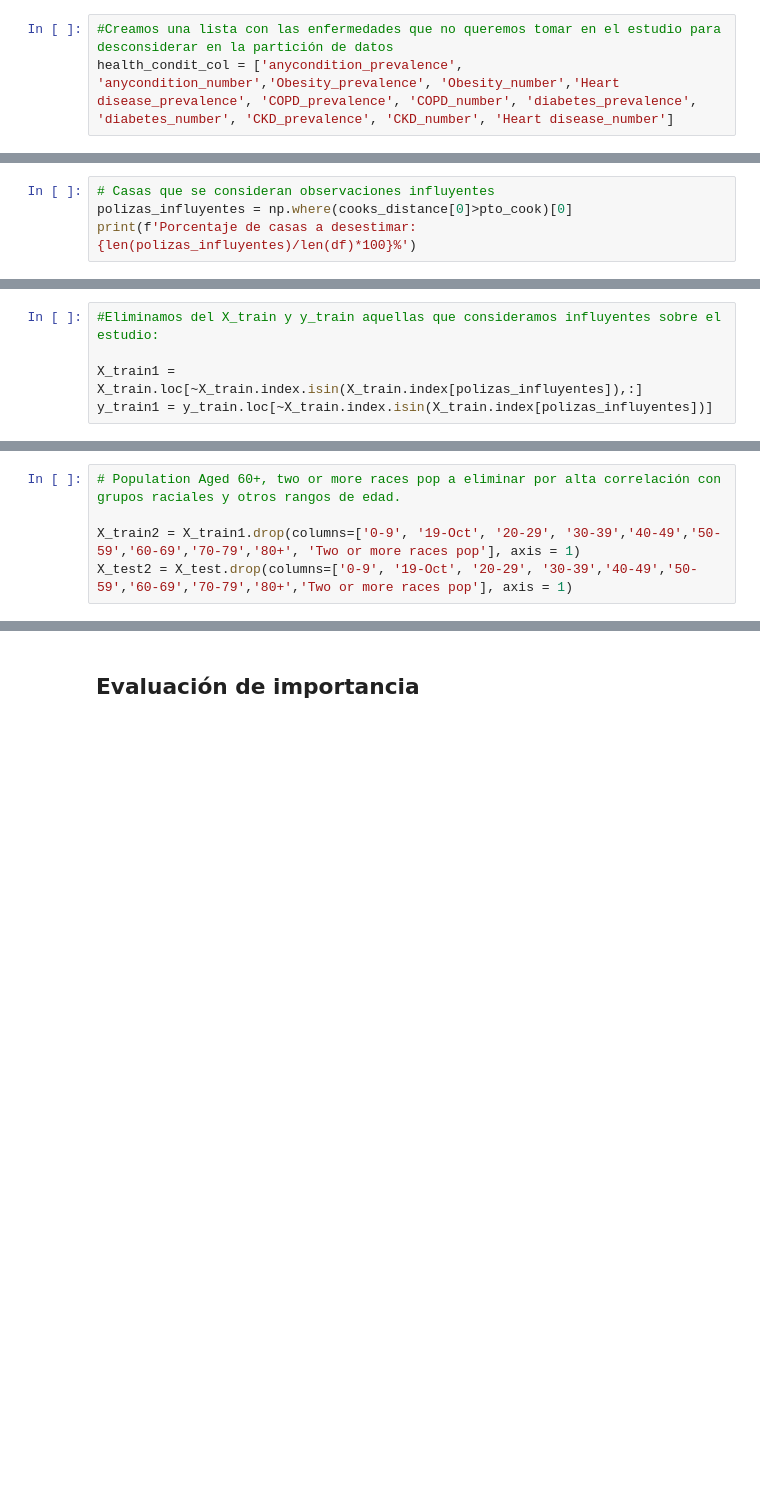
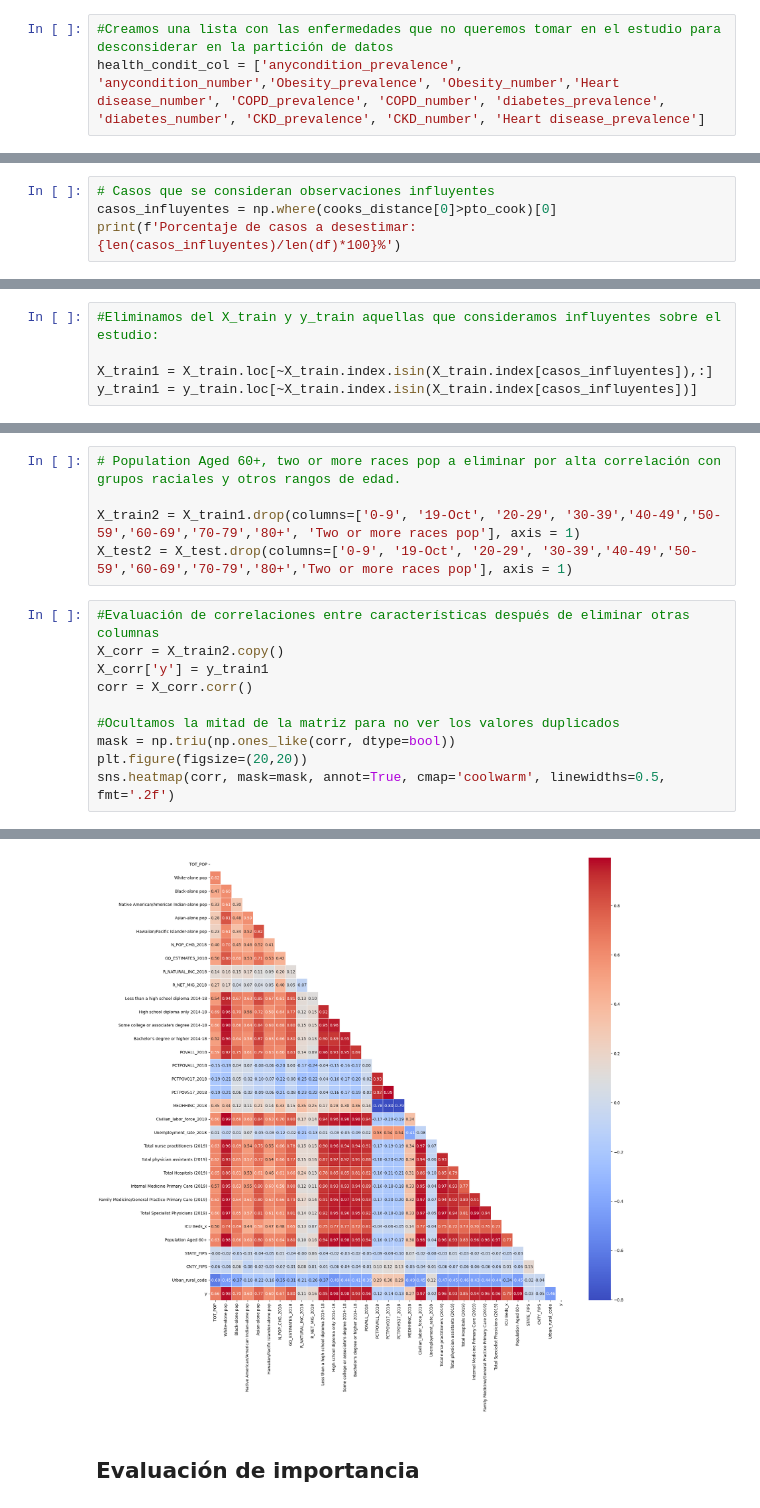
Before and after one commit to 4GeeksAcademy/MLP_regularizado, a Jupyter notebook: src/explore.ipynb, the cells around one changed output, grey strips where cells are left out. Saved outputs shown, nothing was run; the diff lists cells and outputs as text; blank space fills up the shorter version.

```diff
--- a/src/explore.ipynb
+++ b/src/explore.ipynb
@@ -271,7 +273,7 @@ plt.show()
 [figure]
 # %%
 #Creamos una lista con las enfermedades que no queremos tomar en el estudio para desconsiderar en la partición de datos
-health_condit_col = ['anycondition_prevalence', 'anycondition_number','Obesity_prevalence', 'Obesity_number','Heart disease_prevalence', 'COPD_prevalence', 'COPD_number', 'diabetes_prevalence', 'diabetes_number', 'CKD_prevalence', 'CKD_number', 'Heart disease_number']
+health_condit_col = ['anycondition_prevalence', 'anycondition_number','Obesity_prevalence', 'Obesity_number','Heart disease_number', 'COPD_prevalence', 'COPD_number', 'diabetes_prevalence', 'diabetes_number', 'CKD_prevalence', 'CKD_number', 'Heart disease_prevalence']
 # %% [markdown]
 ### Partición de Datos para el modelo de Regresión Lineal
 # %%
@@ -317,7 +319,7 @@ np.where(cooks_distance[0]>80)[0]
 # %% [output]
 array([2285])
 # %%
-# Casas que se consideran observaciones influyentes
-polizas_influyentes = np.where(cooks_distance[0]>pto_cook)[0]
-print(f'Porcentaje de casas a desestimar: {len(polizas_influyentes)/len(df)*100}%')
+# Casos que se consideran observaciones influyentes
+casos_influyentes = np.where(cooks_distance[0]>pto_cook)[0]
+print(f'Porcentaje de casos a desestimar: {len(casos_influyentes)/len(df)*100}%')
 # %% [output]
@@ -325,8 +327,8 @@ Porcentaje de casas a desestimar: 5.35031847133758%
 # %%
 #Eliminamos del X_train y y_train aquellas que consideramos influyentes sobre el estudio:
 
-X_train1 = X_train.loc[~X_train.index.isin(X_train.index[polizas_influyentes]),:]
-y_train1 = y_train.loc[~X_train.index.isin(X_train.index[polizas_influyentes])]
+X_train1 = X_train.loc[~X_train.index.isin(X_train.index[casos_influyentes]),:]
+y_train1 = y_train.loc[~X_train.index.isin(X_train.index[casos_influyentes])]
 # %% [markdown]
 ### Evaluación de Importancia de las variables basado en árboles
 # %%
@@ -374,3 +376,14 @@ Por mucho que pueda eliminar variables, considero que los grupos etarios (rangos
 
 X_train2 = X_train1.drop(columns=['0-9', '19-Oct', '20-29', '30-39','40-49','50-59','60-69','70-79','80+', 'Two or more races pop'], axis = 1)
 X_test2 = X_test.drop(columns=['0-9', '19-Oct', '20-29', '30-39','40-49','50-59','60-69','70-79','80+','Two or more races pop'], axis = 1)
+# %%
+#Evaluación de correlaciones entre características después de eliminar otras columnas
+X_corr = X_train2.copy()
+X_corr['y'] = y_train1
+corr = X_corr.corr()
+
+#Ocultamos la mitad de la matriz para no ver los valores duplicados
+mask = np.triu(np.ones_like(corr, dtype=bool))
+plt.figure(figsize=(20,20))
+sns.heatmap(corr, mask=mask, annot=True, cmap='coolwarm', linewidths=0.5, fmt='.2f')
+# %% [output]
@@ -377,3 +391,4 @@ X_test2 = X_test.drop(columns=['0-9', '19-Oct', '20-29', '30-39','40-49','50-59'
+[figure, added]
 # %% [markdown]
 ## **Evaluación de importancia**
 # %%
```
Also changed, not shown: parts of 13 cells of this notebook.
